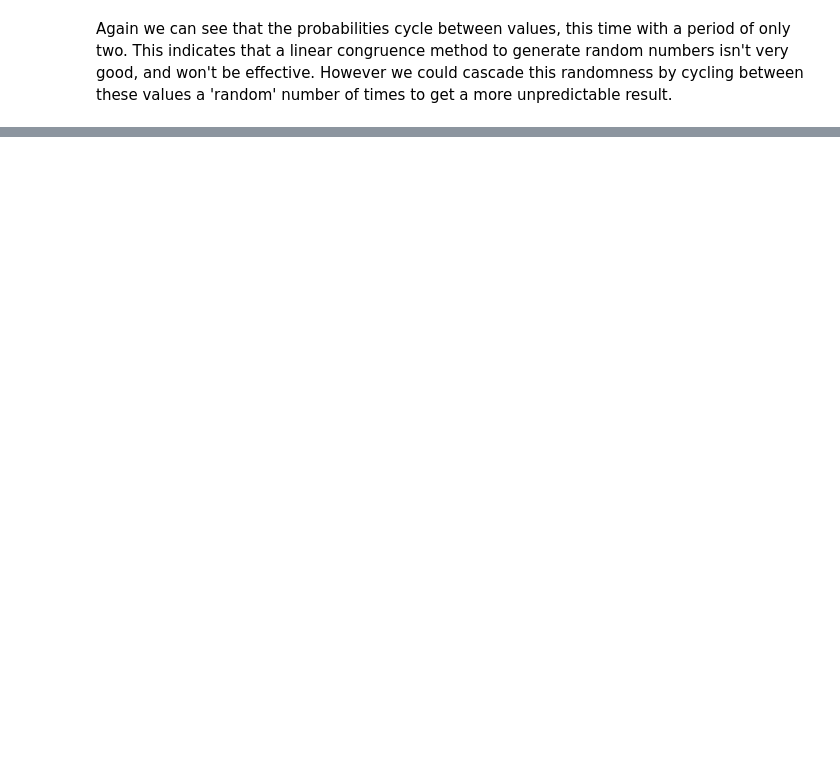
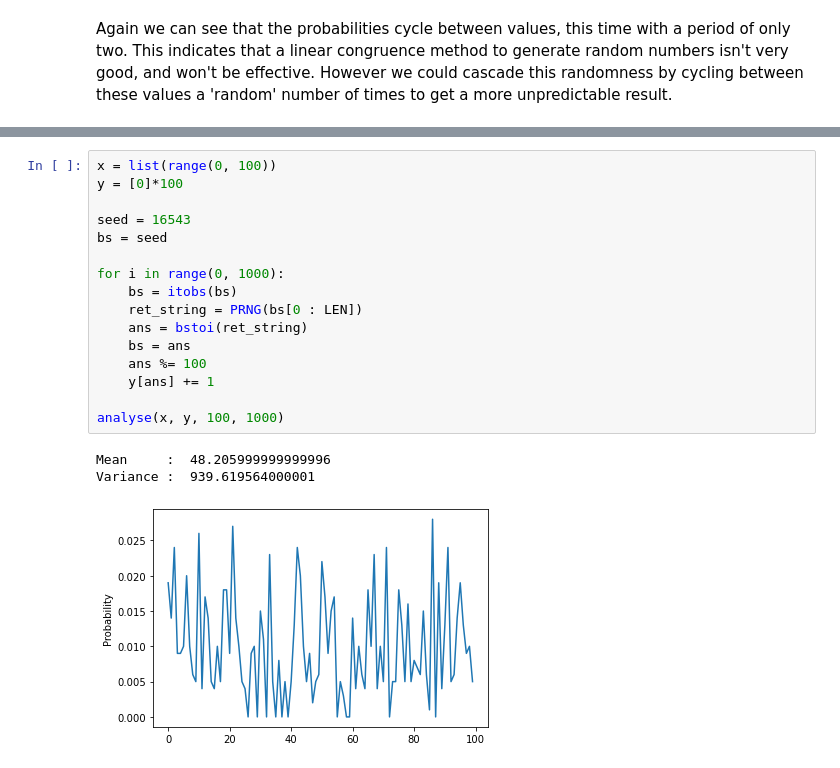
Before and after one commit to Defectors-IIIT/Puzzles, a Jupyter notebook: Extra/Untitled.ipynb, the cells around one changed output, grey strips where cells are left out. Cells and saved outputs as stored; diff of their text form; blank space fills up the shorter version.

Commit message:
Added a group generator based PRNG

```diff
--- a/Extra/Untitled.ipynb
+++ b/Extra/Untitled.ipynb
@@ -124,0 +166,20 @@ Again we can see that the probabilities cycle between values, this time with a p
+# %%
+x = list(range(0, 100))
+y = [0]*100
+
+seed = 16543
+bs = seed
+
+for i in range(0, 1000):
+    bs = itobs(bs)
+    ret_string = PRNG(bs[0 : LEN])
+    ans = bstoi(ret_string)
+    bs = ans
+    ans %= 100
+    y[ans] += 1
+
+analyse(x, y, 100, 1000)
+# %% [output]
+Mean     :  48.205999999999996
+Variance :  939.619564000001
+[figure, added]
```
Also changed, not shown: parts of 9 cells of this notebook.
